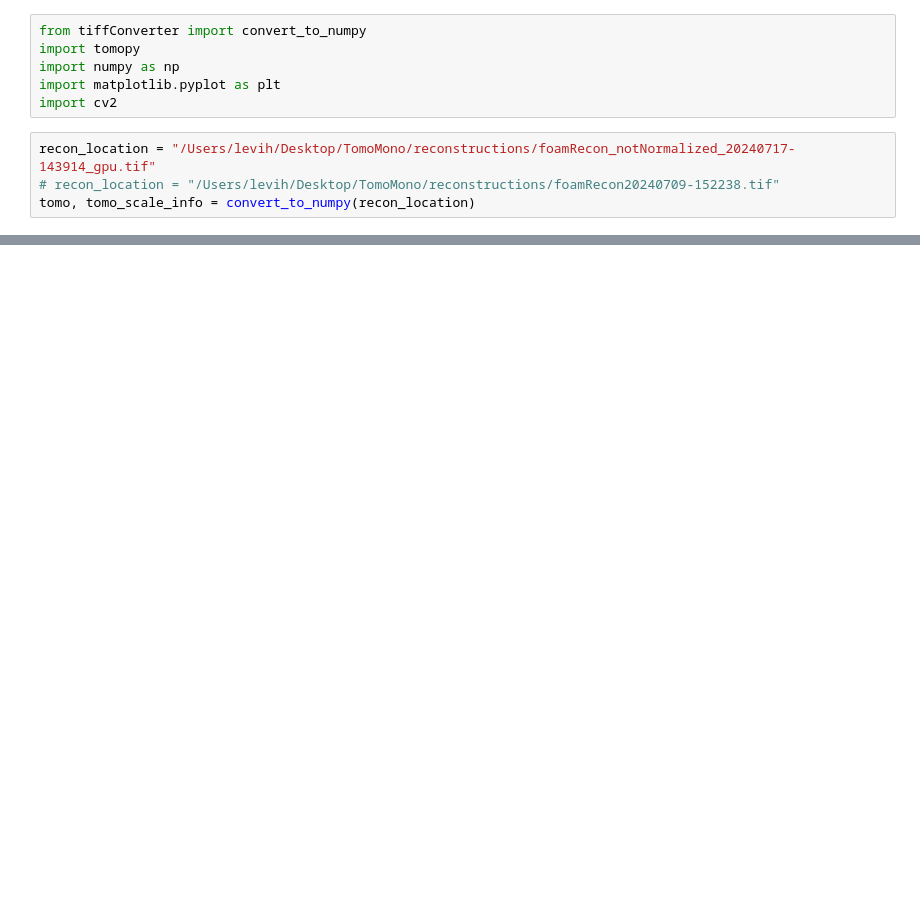
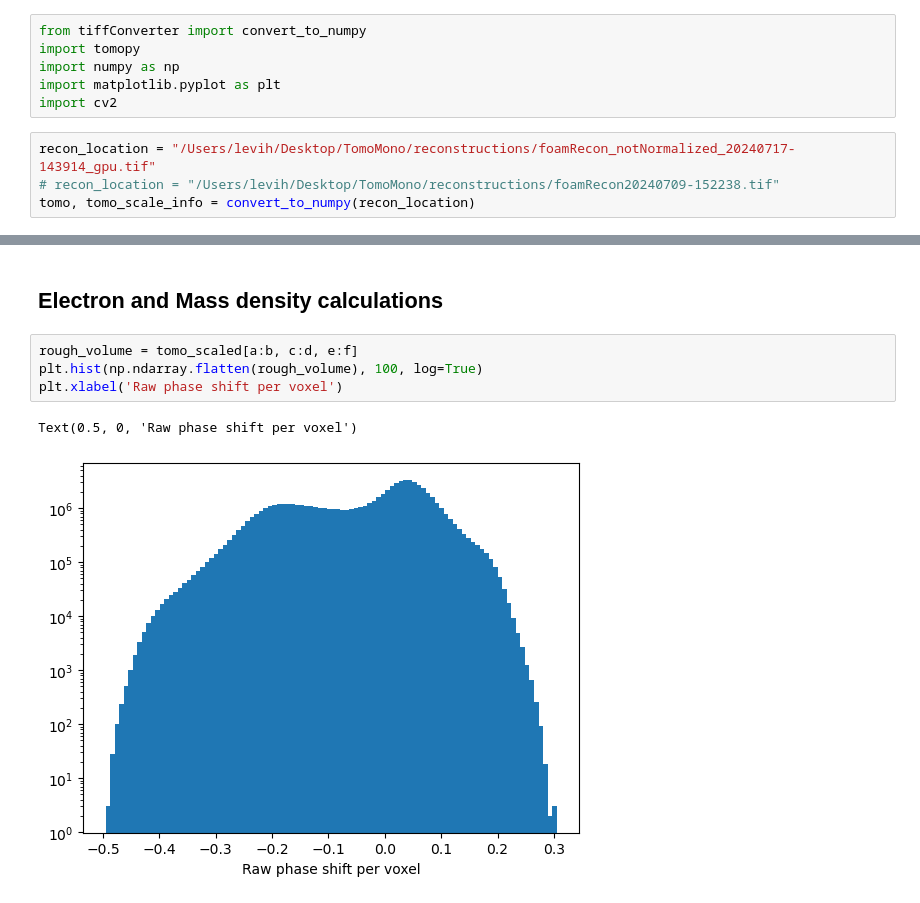
Before and after one commit to levijh1/TomoMono, a Jupyter notebook: densityConversion.ipynb, the cells around one changed output, grey strips where cells are left out. Drawn from its saved outputs; the diff is of its cells as text; blank space fills up the shorter version.

```diff
--- a/densityConversion.ipynb
+++ b/densityConversion.ipynb
@@ -106,0 +131,9 @@ plt.show()
+# %% [markdown]
+## Electron and Mass density calculations
+# %%
+rough_volume = tomo_scaled[a:b, c:d, e:f]
+plt.hist(np.ndarray.flatten(rough_volume), 100, log=True)
+plt.xlabel('Raw phase shift per voxel')
+# %% [output]
+Text(0.5, 0, 'Raw phase shift per voxel')
+[figure, added]
```
Also changed, not shown: parts of 11 cells of this notebook.
